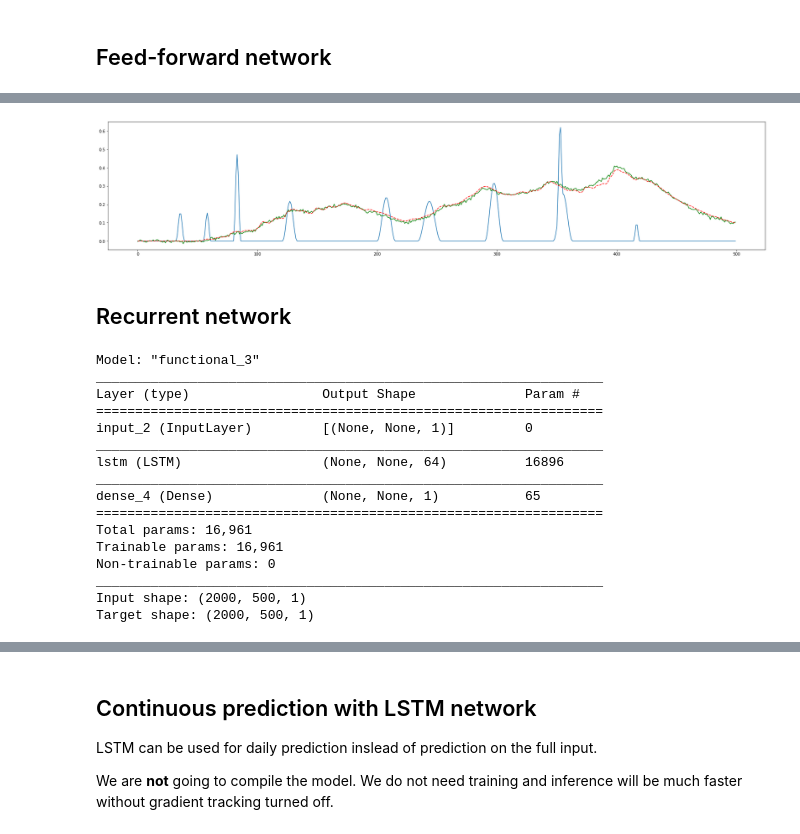
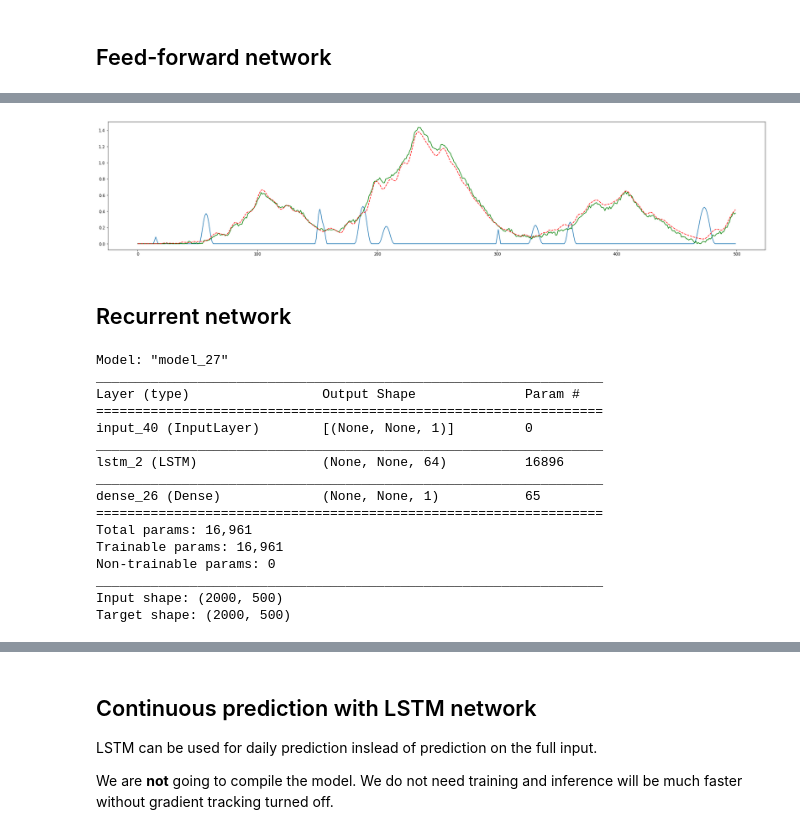
Before and after one commit to mlcollege/time-series-analysis, a Jupyter notebook: src/rainfall_runoff-complete.ipynb, the cells around one changed output, grey strips where cells are left out. Saved outputs shown, nothing was run; the diff lists cells and outputs as text; code cells hidden in the pictures.

```diff
--- a/src/rainfall_runoff-complete.ipynb
+++ b/src/rainfall_runoff-complete.ipynb
@@ -83,8 +91,8 @@ import random
 NUM_SAMPLES = 2000
 SEQ_LEN = 500
 
-raw_train_X = [generate_precipitation(SEQ_LEN, 0.02) for i in range(NUM_SAMPLES)]
-raw_train_Y = [generate_discharge(BASINS, precip_sample, 0.02) for precip_sample in raw_train_X]
+raw_train_X = [generate_precipitation(SEQ_LEN, 0.02) for i in tqdm(range(NUM_SAMPLES))]
+raw_train_Y = [generate_discharge(BASINS, precip_sample, 0.05) for precip_sample in tqdm(raw_train_X)]
 # %% [markdown]
 ## Feed-forward network
 # %%
@@ -92,7 +100,7 @@ inputs = Input(shape=(SEQ_LEN,))
 x = Dense(200, activation='tanh')(inputs)
 x = Dense(200, activation='tanh')(x)
 x = Dense(200, activation='tanh')(x)
-outputs = Dense(SEQ_LEN, activation='linear')(x)
+outputs = Dense(SEQ_LEN, activation='relu')(x)
 
 fnn_model = Model(inputs, outputs)
 fnn_model.compile(optimizer='adam', loss='mse')
@@ -147,7 +166,7 @@ Epoch 25/25
 # %%
 TEST_SEQ_LEN = 500
 test_input = generate_precipitation(TEST_SEQ_LEN, 0.02)
-test_output = generate_discharge(BASINS, test_input, 0.02)
+test_output = generate_discharge(BASINS, test_input, 0.05)
 
 prediction = fnn_model.predict(test_input.reshape(1, SEQ_LEN))[0]
 
@@ -160,37 +180,37 @@ plt.show()
-[figure, old version]
+[figure, new version]
 # %% [markdown]
 ## Recurrent network
 # %%
 inputs = Input(shape=(None, 1))
-x = LSTM(64, return_sequences=True, recurrent_activation='sigmoid')(inputs)
-outputs = Dense(1, activation='linear')(x)
+x = LSTM(64, return_sequences=True)(inputs)
+outputs = Dense(1, activation='relu')(x)
 
 model = Model(inputs, outputs)
 model.compile(optimizer='adam', loss='mse')
 model.summary()
 
-train_X = np.vstack(raw_train_X).reshape((NUM_SAMPLES, SEQ_LEN, 1))
-train_Y = np.vstack(raw_train_Y).reshape((NUM_SAMPLES, SEQ_LEN, 1))
+train_X = np.vstack(raw_train_X)
+train_Y = np.vstack(raw_train_Y)
 
 print("Input shape:", train_X.shape)
 print("Target shape:", train_Y.shape)
 # %% [output]
-Model: "functional_3"
+Model: "model_27"
 _________________________________________________________________
 Layer (type)                 Output Shape              Param #
 =================================================================
-input_2 (InputLayer)         [(None, None, 1)]         0
+input_40 (InputLayer)        [(None, None, 1)]         0
 _________________________________________________________________
-lstm (LSTM)                  (None, None, 64)          16896
+lstm_2 (LSTM)                (None, None, 64)          16896
 _________________________________________________________________
-dense_4 (Dense)              (None, None, 1)           65
+dense_26 (Dense)             (None, None, 1)           65
 =================================================================
 Total params: 16,961
 Trainable params: 16,961
 Non-trainable params: 0
 _________________________________________________________________
-Input shape: (2000, 500, 1)
-Target shape: (2000, 500, 1)
+Input shape: (2000, 500)
+Target shape: (2000, 500)
 # %%
 progress = model.fit(train_X, train_Y, validation_split=0.1, epochs=15)
 # %% [output]
```
Also changed, not shown: parts of 37 cells of this notebook, 2 other files.
